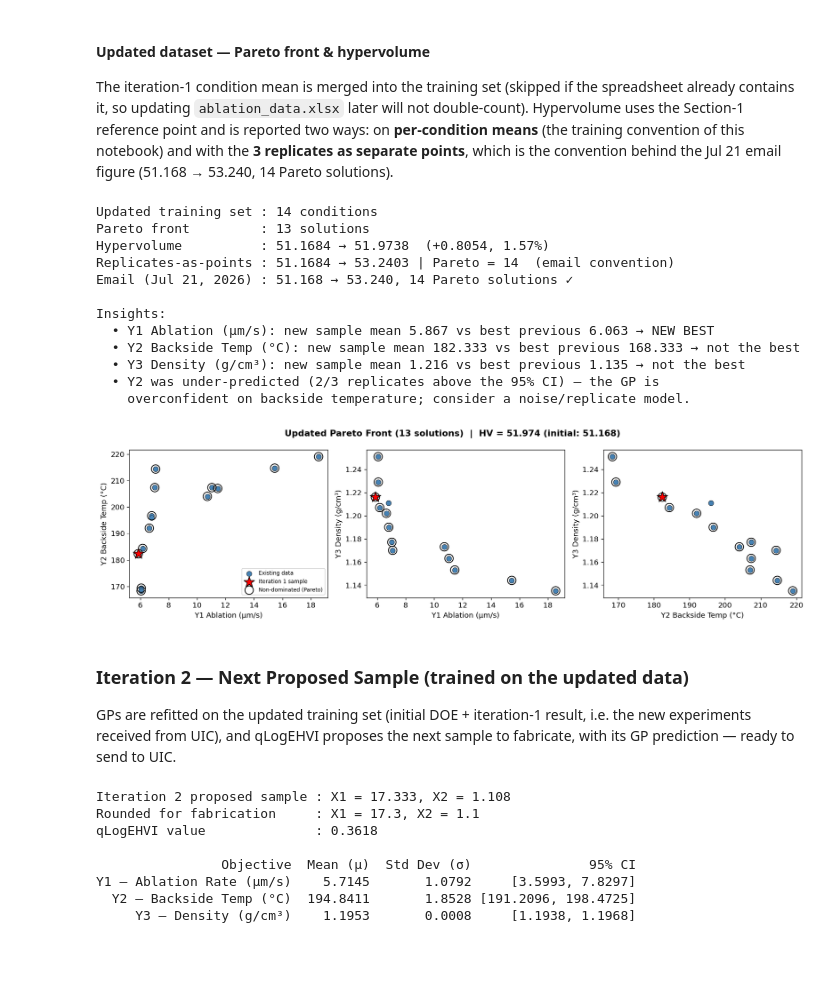
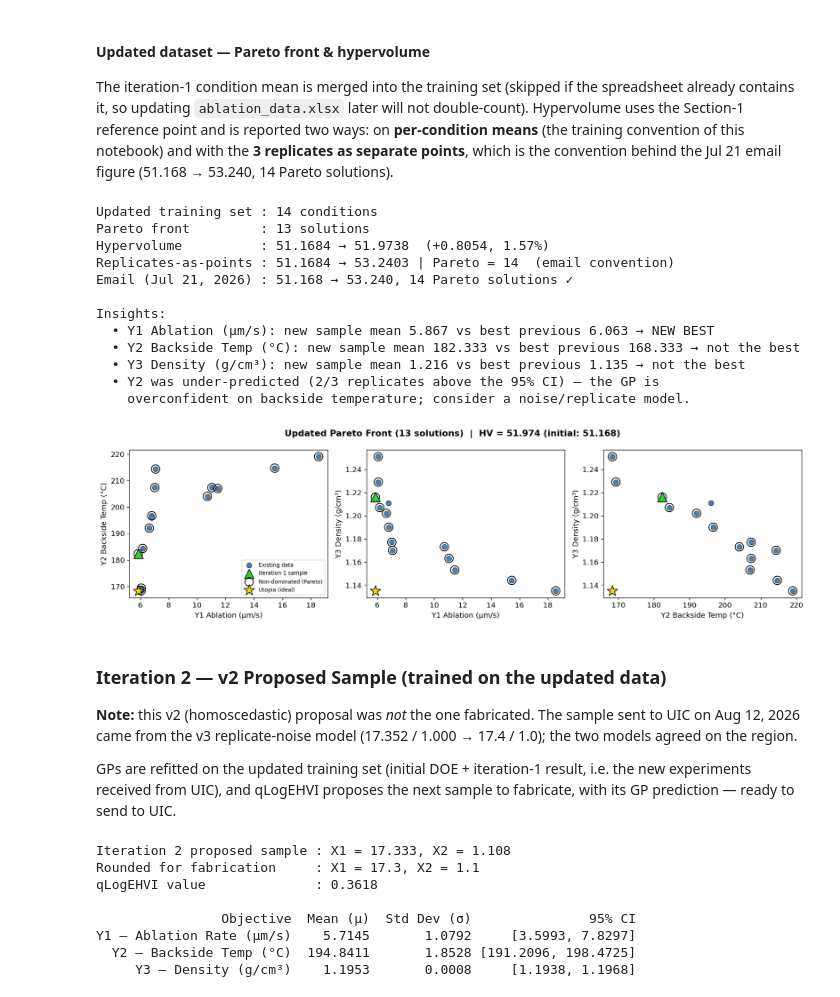
Before and after one commit to Chris1504-fdz/ablation_zone_study, a Jupyter notebook: notebooks/mobo_analysis_v2.ipynb, the cells around one changed output. Saved outputs shown, nothing was run; the diff lists cells and outputs as text; code cells hidden in the pictures; blank space fills up the shorter version.

```diff
--- a/notebooks/mobo_analysis_v2.ipynb
+++ b/notebooks/mobo_analysis_v2.ipynb
@@ -290,10 +318,13 @@ fig = plt.figure(figsize=(16, 5))
 # ── 3D scatter ───────────────────────────────────────────────────────────────
 ax3d = fig.add_subplot(141, projection='3d')
 non_pareto = ~pareto_mask_init.numpy()
+utopia = Y_np.min(axis=0)   # ideal point: best attained value per objective
 ax3d.scatter(Y_np[non_pareto, 0], Y_np[non_pareto, 1], Y_np[non_pareto, 2],
              c='steelblue', alpha=0.45, s=50, label='Dominated')
 ax3d.scatter(Y_pareto_orig[:, 0], Y_pareto_orig[:, 1], Y_pareto_orig[:, 2],
              c='crimson', s=120, edgecolors='k', label='Pareto', zorder=5)
+ax3d.scatter(utopia[0], utopia[1], utopia[2], c='gold', marker='*', s=300,
+             edgecolors='k', label='Utopia (ideal)', zorder=6)
 ax3d.set_xlabel('Y1 (µm/s)', fontsize=9); ax3d.set_ylabel('Y2 (°C)', fontsize=9)
 ax3d.set_zlabel('Y3 (g/cm³)', fontsize=9)
 ax3d.set_title('3D Objective Space', fontsize=10)
@@ -305,6 +336,8 @@ for ax_idx, (i, j, xi, xj) in enumerate(pairs):
     ax = fig.add_subplot(1, 4, ax_idx + 2)
     ax.scatter(Y_np[non_pareto, i], Y_np[non_pareto, j], c='steelblue', alpha=0.5, s=60, label='Dominated')
     ax.scatter(Y_pareto_orig[:, i], Y_pareto_orig[:, j], c='crimson', s=120, edgecolors='k', label='Pareto', zorder=5)
+    ax.scatter(utopia[i], utopia[j], c='gold', marker='*', s=280, edgecolors='k',
+               label='Utopia (ideal)', zorder=6)
     ax.set_xlabel(xi); ax.set_ylabel(xj)
     ax.set_title(f'{xi} vs {xj}', fontsize=10)
     ax.legend(fontsize=8)
@@ -957,17 +990,18 @@ with the **3 replicates as separate points**, which is the convention behind the
 Jul 21 email figure (51.168 → 53.240, 14 Pareto solutions).
 # %%
 # ── Merge iteration-1 observations into the per-condition training set ───────
-def augment_with_iteration(df_mean_base, obs_df):
-    """Append per-condition means of obs_df unless the condition already exists."""
-    cond = obs_df.groupby(['X1', 'X2'])[['Y1', 'Y2', 'Y3']].mean().reset_index()
-    out = df_mean_base.copy()
-    for _, r in cond.iterrows():
-        if (np.isclose(out['X1'], r['X1']) & np.isclose(out['X2'], r['X2'])).any():
-            continue   # condition already in the spreadsheet
-        out = pd.concat([out, r.to_frame().T], ignore_index=True)
-    return out
+def replicates_through(it, *observed):
+    """All replicate rows through campaign iteration `it` (0 = initial DOE). Observed
+    DataFrames whose condition is not in the spreadsheet yet are appended (no double counting)."""
+    out = df_full[df_full.Iteration <= it].drop(columns='Iteration')
+    for obs in observed:
+        for x1, x2 in obs[['X1', 'X2']].drop_duplicates().values:
+            if not (np.isclose(out.X1, x1) & np.isclose(out.X2, x2)).any():
+                out = pd.concat([out, obs[np.isclose(obs.X1, x1) & np.isclose(obs.X2, x2)]], ignore_index=True)
+    return out.reset_index(drop=True)
 
-df_mean_up = augment_with_iteration(df_mean, ITER1_OBSERVED)
+df_rep_up  = replicates_through(1, ITER1_OBSERVED)
+df_mean_up = df_rep_up.groupby(['X1', 'X2'])[['Y1', 'Y2', 'Y3']].mean().reset_index()
 X_up = df_mean_up[['X1', 'X2']].values.astype(float)
 Y_up = df_mean_up[['Y1', 'Y2', 'Y3']].values.astype(float)
 Y_up_neg = -torch.tensor(Y_up, dtype=DTYPE)
@@ -1004,37 +1038,44 @@ print("  • Y2 was under-predicted (2/3 replicates above the 95% CI) — the GP
       "    overconfident on backside temperature; consider a noise/replicate model.")
 
 # Pairwise objective-space views, new sample highlighted (mirrors the Jul 21 email)
 pairs = [(0, 1), (0, 2), (1, 2)]
+utopia_up = Y_up.min(axis=0)   # ideal point of the updated dataset
 fig, axes = plt.subplots(1, 3, figsize=(15, 4.2))
 for ax, (a, b) in zip(axes, pairs):
     ax.scatter(Y_up[~is_new, a], Y_up[~is_new, b], c='steelblue', s=60,
                edgecolors='k', lw=0.5, label='Existing data')
-    ax.scatter(Y_up[is_new, a], Y_up[is_new, b], c='red', marker='*', s=280,
+    ax.scatter(Y_up[is_new, a], Y_up[is_new, b], c='limegreen', marker='^', s=200,
                edgecolors='k', zorder=6, label='Iteration 1 sample')
     pm_np = pm_up.numpy()
     ax.scatter(Y_up[pm_np, a], Y_up[pm_np, b], facecolors='none', edgecolors='k',
                s=160, lw=1.2, zorder=5, label='Non-dominated (Pareto)')
+    ax.scatter(utopia_up[a], utopia_up[b], c='gold', marker='*', s=280,
+               edgecolors='k', zorder=7, label='Utopia (ideal)')
     ax.set_xlabel(obj_labels[a]); ax.set_ylabel(obj_labels[b])
 axes[0].legend(fontsize=8)
 plt.suptitle(f'Updated Pareto Front ({int(pm_up.sum())} solutions)  |  '
              f'HV = {hv_up:.3f} (initial: {hv_init:.3f})', fontweight='bold')
 plt.tight_layout(); plt.show()
 # %% [output]
 Updated training set : 14 conditions
 Pareto front         : 13 solutions
 Hypervolume          : 51.1684 → 51.9738  (+0.8054, 1.57%)
 Replicates-as-points : 51.1684 → 53.2403 | Pareto = 14  (email convention)
 Email (Jul 21, 2026) : 51.168 → 53.240, 14 Pareto solutions ✓
 
 Insights:
   • Y1 Ablation (µm/s): new sample mean 5.867 vs best previous 6.063 → NEW BEST
   • Y2 Backside Temp (°C): new sample mean 182.333 vs best previous 168.333 → not the best
   • Y3 Density (g/cm³): new sample mean 1.216 vs best previous 1.135 → not the best
   • Y2 was under-predicted (2/3 replicates above the 95% CI) — the GP is
     overconfident on backside temperature; consider a noise/replicate model.
-[figure, old version]
+[figure, new version]
 # %% [markdown]
-### Iteration 2 — Next Proposed Sample (trained on the updated data)
+### Iteration 2 — v2 Proposed Sample (trained on the updated data)
+
+**Note:** this v2 (homoscedastic) proposal was *not* the one fabricated. The sample
+sent to UIC on Aug 12, 2026 came from the v3 replicate-noise model (17.352 / 1.000 →
+17.4 / 1.0); the two models agreed on the region.
 
 GPs are refitted on the updated training set (initial DOE + iteration-1 result,
 i.e. the new experiments received from UIC), and qLogEHVI proposes the next
```
Also changed, not shown: parts of 6 cells of this notebook, 27 other files.
